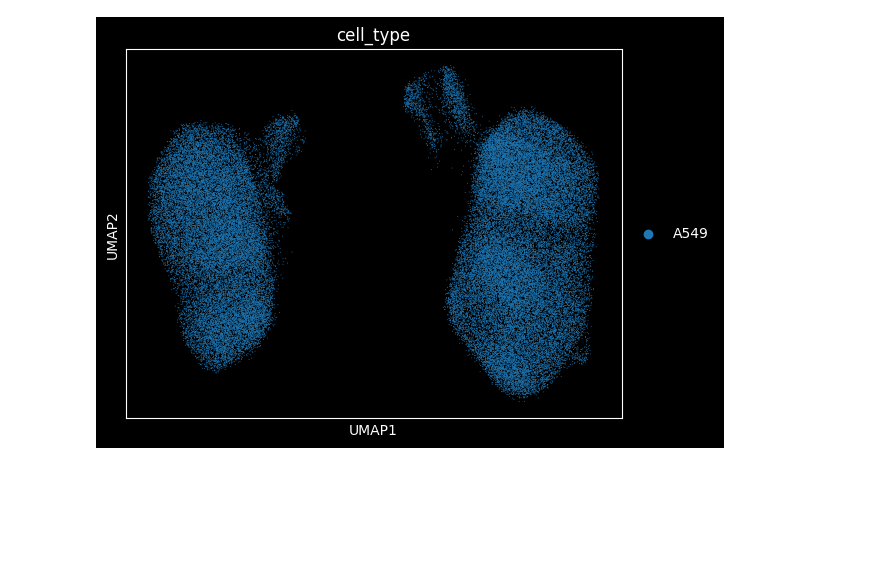
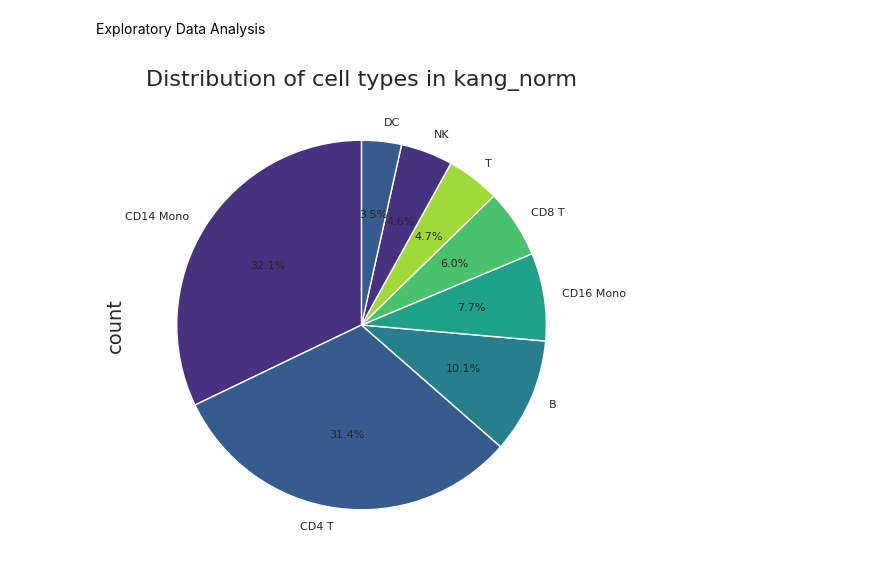
Before and after one commit to Coaasim/vae_drug_perturb, a Jupyter notebook: CPA_dataexploration.ipynb, the cells around one changed output. Drawn from its saved outputs; the diff is of its cells as text; code cells hidden in the pictures; blank space fills up the shorter version.

```diff
--- a/CPA_dataexploration.ipynb
+++ b/CPA_dataexploration.ipynb
@@ -124,8 +1,35 @@ sc.pl.umap(Norman_prep, color=['cell_type'])
-# %%
-# umap plot of combo
-sc.pp.pca(combo_sciplex)
-sc.pp.neighbors(combo_sciplex)
-sc.tl.umap(combo_sciplex)
-sc.pl.umap(combo_sciplex, color=['cell_type'])
-# %% [output]
-[figure, removed]
+# %%
+import anndata
+import numpy as np
+import scanpy as sc
+import matplotlib.pyplot as plt
+import seaborn as sns
+import pandas as pd
+
+# define plot parameters
+sns.set_palette("viridis")
+sns.set_style("whitegrid")
+plt.rcParams['axes.labelsize'] = 14
+plt.rcParams['axes.titlesize'] = 16
+plt.rcParams['xtick.labelsize'] = 12
+plt.rcParams['ytick.labelsize'] = 12
+plt.rcParams['figure.facecolor'] = 'white'
+plt.rcParams['figure.figsize'] = [8, 6]
+# %%
+path = '/home/katerchen/Code/data/'
+
+kang_norm = anndata.read_h5ad(path + 'kang_normalized_hvg.h5ad')
+Norman_prep = anndata.read_h5ad(path + 'Norman2019_prep_new.h5ad')
+combo_sciplex = anndata.read_h5ad(path + 'combo_sciplex_prep_hvg_filtered.h5ad')
+GSM_new = anndata.read_h5ad(path + 'GSM_new.h5ad')
+# %% [markdown]
+Exploratory Data Analysis
+# %%
+# plot the number of cells in each cell type for each dataset as a circle plot
+# kang_norm
+kang_norm.obs['cell_type'].value_counts().plot(kind='pie', title='kang_norm', autopct='%1.1f%%', startangle=90, fontsize=8)
+# kang_norm.obs['cell_type'].value_counts().plot(kind='bar', title='kang_norm', color='red', edgecolor='black', linewidth=1.2)
+plt.title('Distribution of cell types in kang_norm')
+plt.show()
+# %% [output]
+[figure, added]
```
Also changed, not shown: parts of 33 cells of this notebook.
